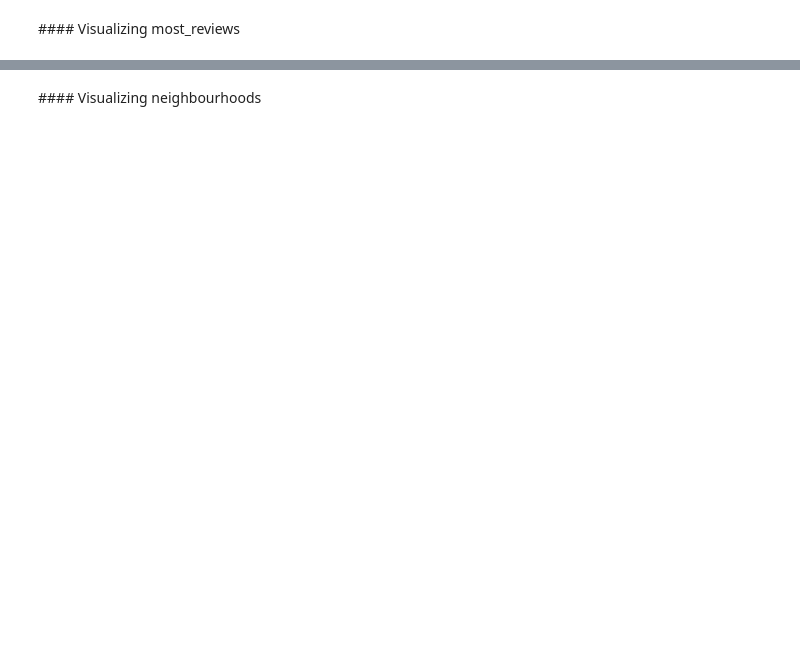
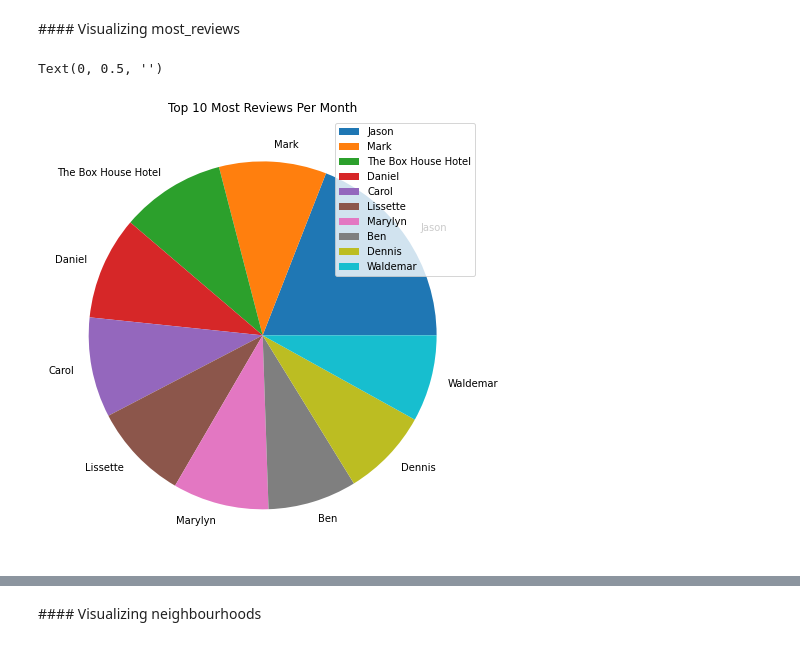
Before and after one commit to originalugo/DCP-new-york-city-airbnb-open-data, a Jupyter notebook: Project.ipynb, the cells around one changed output, grey strips where cells are left out. Drawn from its saved outputs; the diff is of its cells as text; code cells hidden in the pictures; blank space fills up the shorter version.

```diff
--- a/Project.ipynb
+++ b/Project.ipynb
@@ -230,6 +235,9 @@ airbnb_df.drop(airbnb_df[airbnb_df['host_id'] == 0].index)
 | 442636 | Private,Affordable, 20 min to NYC! | 1655939 | Joris | Ridgewood, Queens | 40.70054;-73.90255 | Entire home/apt | $77,00.- | 3 | ... |
 | 442649 | Lovely Chelsea 1 Bedroom | 793225 | Rachel | Chelsea, Manhattan | 40.74572;-73.99965 | Entire home/apt | $125,00.- | 9 | ... |
 1003 rows × 13 columns
+# %%
+#alternative solution
+airbnb_df = airbnb_df.loc[airbnb_df['host_id'] != 0]
 # %% [markdown]
 ![green-divider](https://user-images.githubusercontent.com/7065401/52071924-c003ad80-2562-11e9-8297-1c6595f8a7ff.png)
 
@@ -424,6 +432,8 @@ This columns should casted to numeric dtype, but it has many invalid string valu
 Also we can see many values out of domain, let's fix them:
 - Negative numbers, that should be converted to positive.
 - Numbers above 365, that should be dropped.
+# %%
+airbnb_df['availability_365'] = pd.to_numeric(airbnb_df['availability_365'], errors = 'coerce')
 # %%
 airbnb_df['availability_365'].unique()
 # %% [output]
@@ -447,2 +457,4 @@ array(['365', '355', '194', '0', '129', '220', '188', '6', '39', '314',
 # %%
 # your code goes here
+
+airbnb_df['availability_365'] = np.abs(airbnb_df['availability_365'])
@@ -456,0 +481,6 @@ Create a Series `most_reviews` containing the top 10 `host_name`s with the most
+# %%
+# your code goes here
+most_reviews = airbnb_df[['reviews_per_month', 'host_name']].groupby('host_name').sum().sort_values(by='reviews_per_month', ascending=False).head(10)
+most_reviews
+#top_10_reviews = airbnb_df.loc[airbnb_df['reviews_per_month']]
+#most_reviews = airbnb_df.loc[airbnb_df['host_name']]
@@ -457,10 +500,13 @@ Create a Series `most_reviews` containing the top 10 `host_name`s with the most
 # %% [markdown]
 #### Visualizing most_reviews
 # %%
-most_reviews.plot(kind='pie',figsize=(8, 8))
+most_reviews.plot(kind='pie',figsize=(8, 8),subplots=True)
 
 plt.title("Top 10 Most Reviews Per Month")
 plt.ylabel("")
+# %% [output]
+Text(0, 0.5, '')
+[figure, added]
 # %% [markdown]
 ![green-divider](https://user-images.githubusercontent.com/7065401/52071924-c003ad80-2562-11e9-8297-1c6595f8a7ff.png)
 
```
Also changed, not shown: parts of 10 cells of this notebook.
